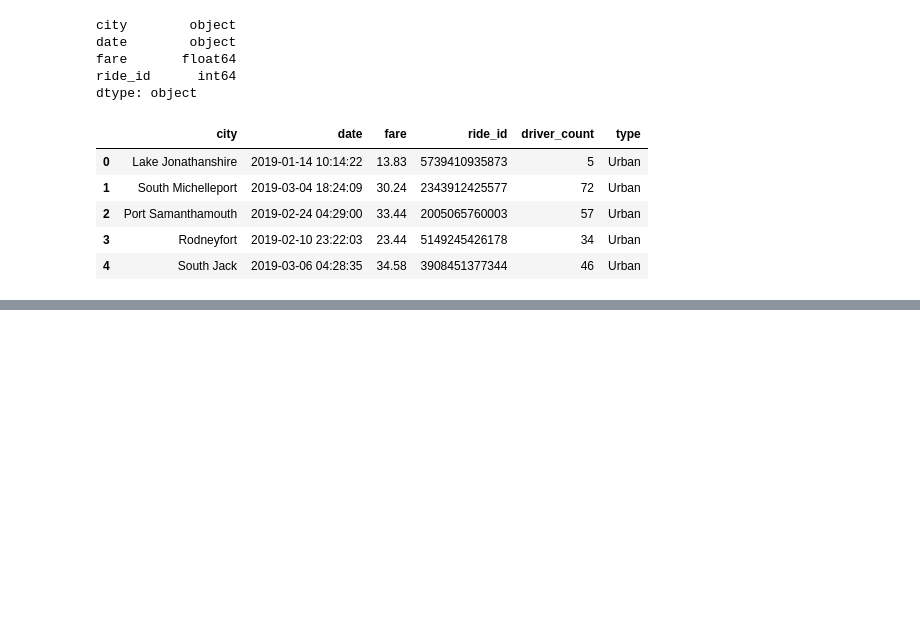
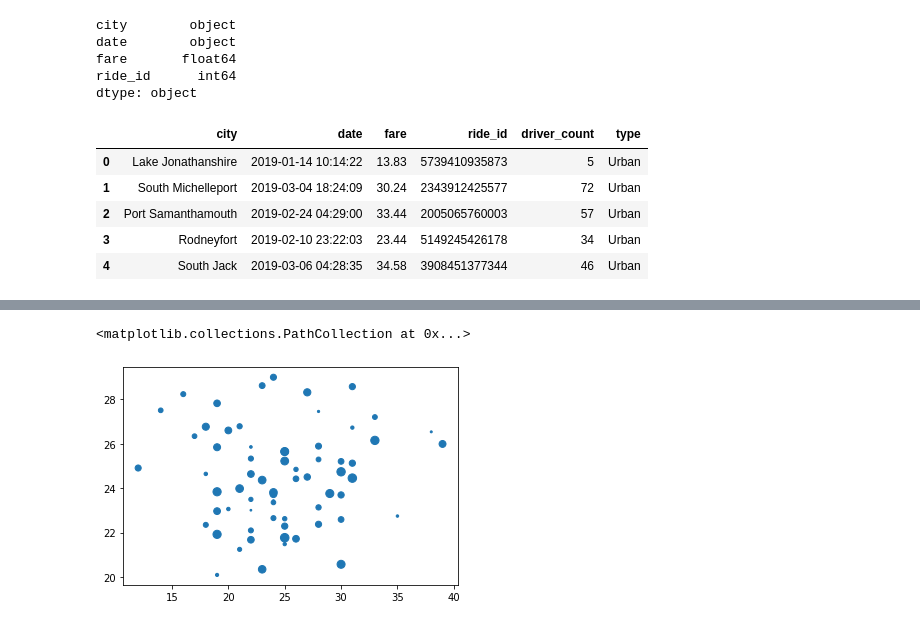
Before and after one commit to kobertlam/PyBer_Analysis, a Jupyter notebook: PyBer.ipynb, the cells around one changed output, grey strips where cells are left out. Saved outputs shown, nothing was run; the diff lists cells and outputs as text; code cells hidden in the pictures; blank space fills up the shorter version.

Commit message:
completed bubble chart

```diff
--- a/PyBer.ipynb
+++ b/PyBer.ipynb
@@ -133,3 +133,9 @@ pyber_data_df.head()
 | 2 | Port Samanthamouth | 2019-02-24 04:29:00 | 33.44 | 2005065760003 | 57 | Urban |
 | 3 | Rodneyfort | 2019-02-10 23:22:03 | 23.44 | 5149245426178 | 34 | Urban |
 | 4 | South Jack | 2019-03-06 04:28:35 | 34.58 | 3908451377344 | 46 | Urban |
+# %%
+# (5.3.1) Create DataFrames for Each Type of City
+#
+# Create the Urban city DataFrame.
+urban_cities_df = pyber_data_df[pyber_data_df["type"] == "Urban"]
+urban_cities_df.head()
@@ -135,0 +153,5 @@ pyber_data_df.head()
+# %%
+# Get the number of rides for urban cities.
+# --> Returning a Data Series where the index is city name and the column is the number of riders of that city
+urban_ride_count = urban_cities_df.groupby(["city"]).count()["ride_id"]
+urban_ride_count.head()
@@ -135,0 +193,6 @@ pyber_data_df.head()
+# %%
+# (5.3.3) Get the average fare for each city type
+#
+# Get average fare for each city in the urban cities.
+urban_avg_fare = urban_cities_df.groupby(["city"]).mean()["fare"]
+urban_avg_fare.head()
@@ -135,0 +211,6 @@ pyber_data_df.head()
+# %%
+# (5.3.4) Get the average number of drivers for each city type
+#
+# Get the average number of drivers for each urban city.
+urban_driver_count = urban_cities_df.groupby(["city"]).mean()["driver_count"]
+urban_driver_count.head()
@@ -135,0 +229,10 @@ pyber_data_df.head()
+# %%
+# (5.3.5) Create Bubble Charts with MATLAB method
+#
+# Build the scatter plots for urban cities.
+plt.scatter(urban_ride_count,
+      urban_avg_fare,
+      s=urban_driver_count)
+# %% [output]
+<matplotlib.collections.PathCollection at 0x...>
+[figure, added]
```
Also changed, not shown: parts of 15 cells of this notebook, 4 other files.
